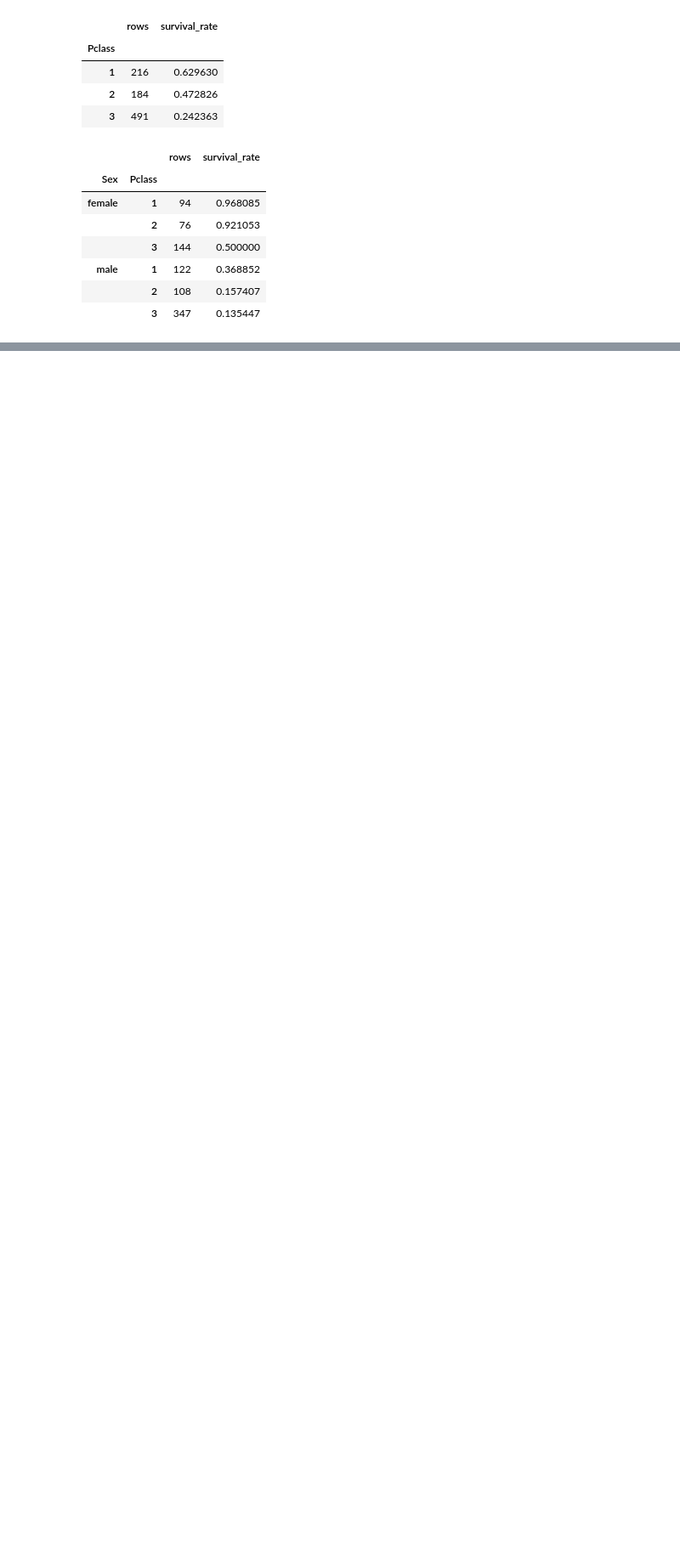
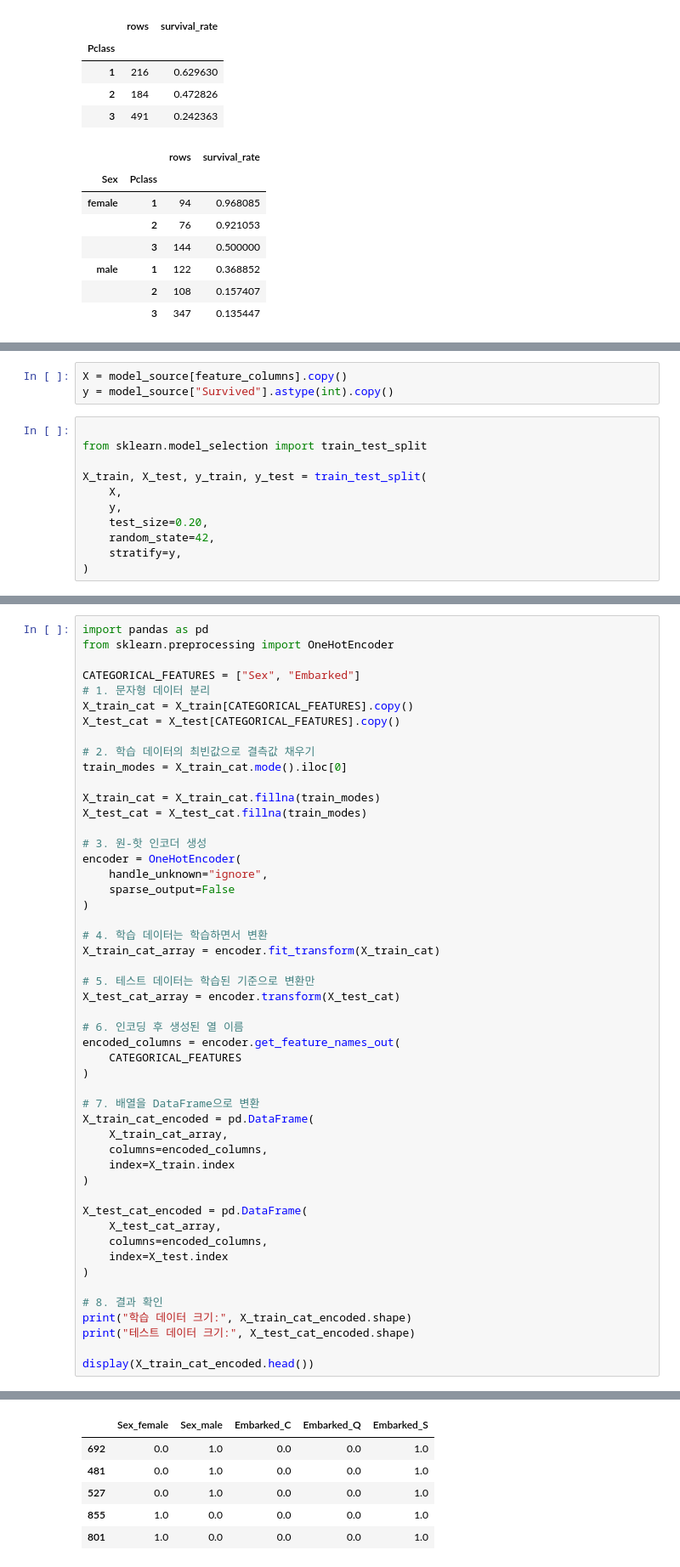
Before and after one commit to kyrdufmal-summer/llm-data-analysis-course, a Jupyter notebook: notebooks/titanic_ai_analysis.ipynb, the cells around one changed output, grey strips where cells are left out. Shown at 85% size. Saved outputs shown, nothing was run; the diff lists cells and outputs as text; blank space fills up the shorter version.

```diff
--- a/notebooks/titanic_ai_analysis.ipynb
+++ b/notebooks/titanic_ai_analysis.ipynb
@@ -435,0 +628,14 @@ print(f"p-value: {p_value:.3e}")
+# %%
+X = model_source[feature_columns].copy()
+y = model_source["Survived"].astype(int).copy()
+# %%
+
+from sklearn.model_selection import train_test_split
+
+X_train, X_test, y_train, y_test = train_test_split(
+    X,
+    y,
+    test_size=0.20,
+    random_state=42,
+    stratify=y,
+)
@@ -435,0 +676,51 @@ print(f"p-value: {p_value:.3e}")
+# %%
+import pandas as pd
+from sklearn.preprocessing import OneHotEncoder
+
+CATEGORICAL_FEATURES = ["Sex", "Embarked"]
+# 1. 문자형 데이터 분리
+X_train_cat = X_train[CATEGORICAL_FEATURES].copy()
+X_test_cat = X_test[CATEGORICAL_FEATURES].copy()
+
+# 2. 학습 데이터의 최빈값으로 결측값 채우기
+train_modes = X_train_cat.mode().iloc[0]
+
+X_train_cat = X_train_cat.fillna(train_modes)
+X_test_cat = X_test_cat.fillna(train_modes)
+
+# 3. 원-핫 인코더 생성
+encoder = OneHotEncoder(
+    handle_unknown="ignore",
+    sparse_output=False
+)
+
+# 4. 학습 데이터는 학습하면서 변환
+X_train_cat_array = encoder.fit_transform(X_train_cat)
+
+# 5. 테스트 데이터는 학습된 기준으로 변환만
+X_test_cat_array = encoder.transform(X_test_cat)
+
+# 6. 인코딩 후 생성된 열 이름
+encoded_columns = encoder.get_feature_names_out(
+    CATEGORICAL_FEATURES
+)
+
+# 7. 배열을 DataFrame으로 변환
+X_train_cat_encoded = pd.DataFrame(
+    X_train_cat_array,
+    columns=encoded_columns,
+    index=X_train.index
+)
+
+X_test_cat_encoded = pd.DataFrame(
+    X_test_cat_array,
+    columns=encoded_columns,
+    index=X_test.index
+)
+
+# 8. 결과 확인
+print("학습 데이터 크기:", X_train_cat_encoded.shape)
+print("테스트 데이터 크기:", X_test_cat_encoded.shape)
+
+display(X_train_cat_encoded.head())
+# %% [output]
@@ -435,0 +729,6 @@ print(f"p-value: {p_value:.3e}")
+|  | Sex_female | Sex_male | Embarked_C | Embarked_Q | Embarked_S |
+| 692 | 0.0 | 1.0 | 0.0 | 0.0 | 1.0 |
+| 481 | 0.0 | 1.0 | 0.0 | 0.0 | 1.0 |
+| 527 | 0.0 | 1.0 | 0.0 | 0.0 | 1.0 |
+| 855 | 1.0 | 0.0 | 0.0 | 0.0 | 1.0 |
+| 801 | 1.0 | 0.0 | 0.0 | 0.0 | 1.0 |
```
Also changed, not shown: parts of 33 cells of this notebook, 2 other files.
